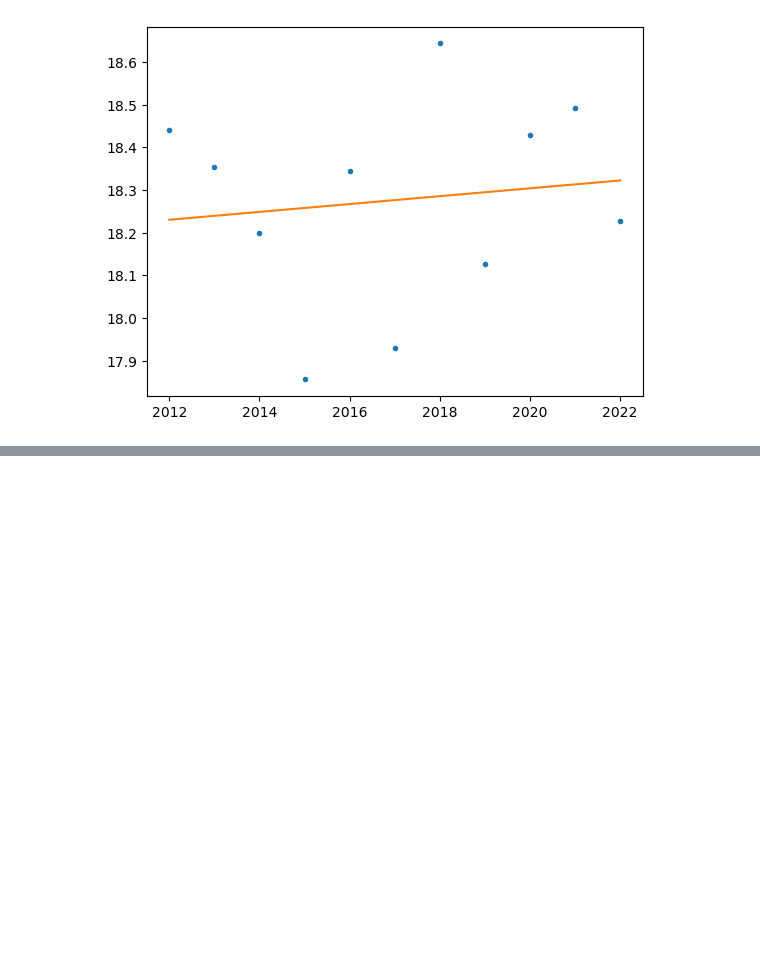
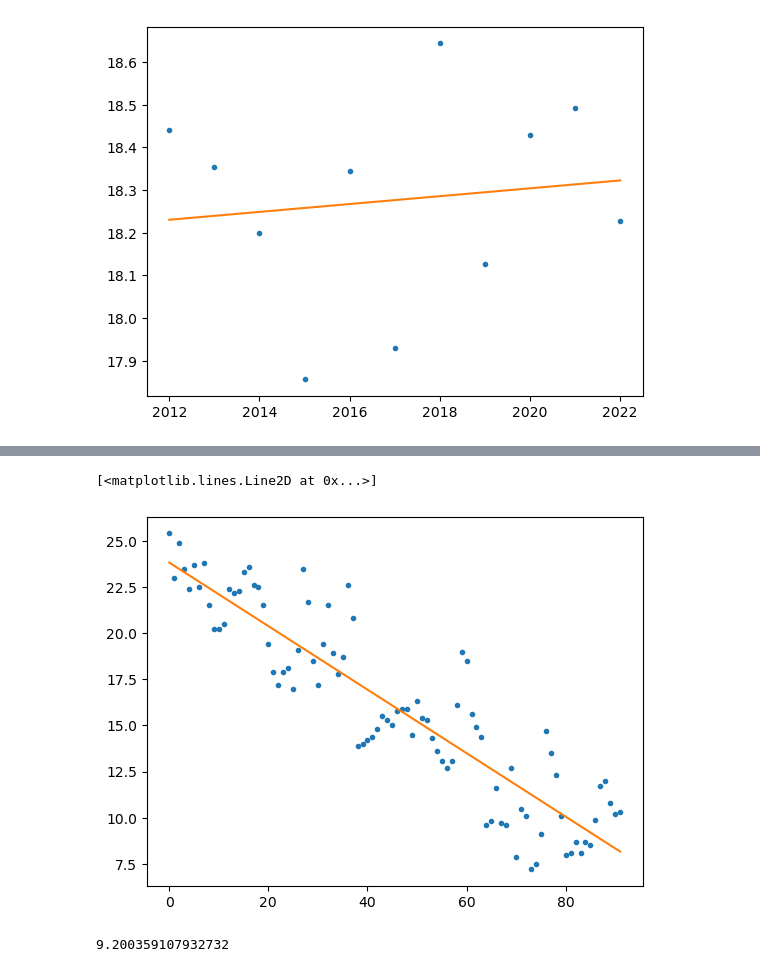
Before and after one commit to giannpan/Data-Science, a Jupyter notebook: Weather Analysis/Weather Analysis.ipynb, the cells around one changed output, grey strips where cells are left out. Cells and saved outputs as stored; diff of their text form; code cells hidden in the pictures; blank space fills up the shorter version.

```diff
--- a/Weather Analysis/Weather Analysis.ipynb
+++ b/Weather Analysis/Weather Analysis.ipynb
@@ -686,0 +907,2 @@ for i in range(len(dfn['temp'])):
+# %%
+df2012 = dfc[dfc['Year']==2012]
@@ -686,0 +916,2 @@ for i in range(len(dfn['temp'])):
+# %%
+df2012.reset_index(inplace = True)
@@ -686,0 +934,14 @@ for i in range(len(dfn['temp'])):
+# %%
+x1 = (df2012['index'].to_numpy())
+y1 = (df2012['temp'].to_numpy())
+k, d = np.polyfit(x1, y1, 1)
+y1_pred = k*x1 + d
+plt.plot(x1, y1, '.')
+plt.plot(x1, y1_pred)
+# %% [output]
+[<matplotlib.lines.Line2D at 0x...>]
+[figure, added]
+# %%
+k*85 + d
+# %% [output]
+9.200359107932732
```
Also changed, not shown: parts of 29 cells of this notebook.
